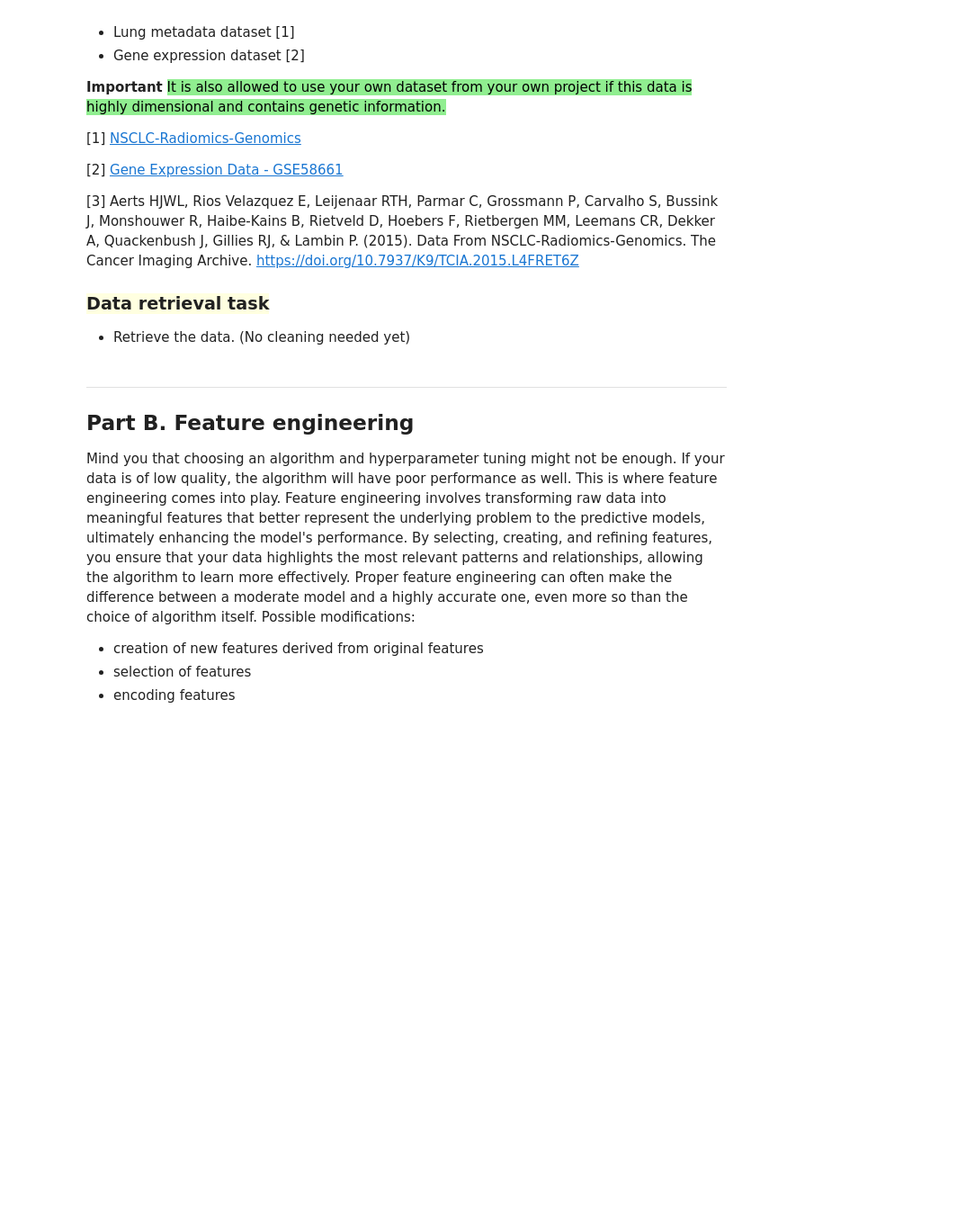
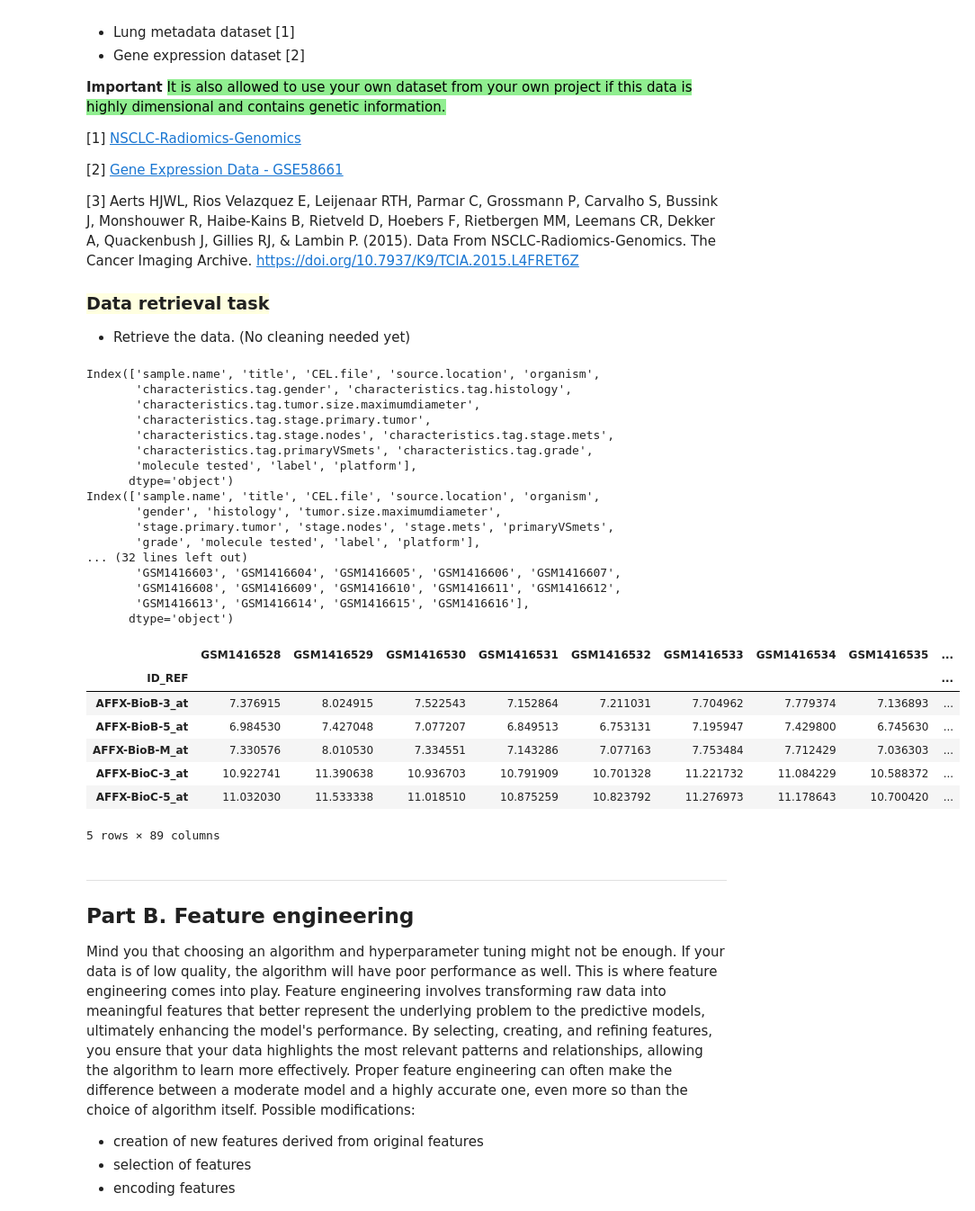
Before and after one commit to jippesilvius/datascience5, a Jupyter notebook: optimize/Assignment_Optimize.ipynb, the cells around one changed output. Shown at 90% size. Saved outputs shown, nothing was run; the diff lists cells and outputs as text; code cells hidden in the pictures; blank space fills up the shorter version.

```diff
--- a/optimize/Assignment_Optimize.ipynb
+++ b/optimize/Assignment_Optimize.ipynb
@@ -71,6 +71,55 @@ The authors of the related paper discovered that a prognostic radiomic signature
 
 ### <span style="background-color: lightyellow;">Data retrieval task</span>
 - Retrieve the data. (No cleaning needed yet)
+# %%
+import pandas as pd
+import gzip
+
+lung_pd = pd.read_excel('Lung3.metadata.xls')
+print(lung_pd.columns)
+lung_pd.rename(columns=lambda x: x.replace('characteristics.tag.', ''), inplace=True)
+print(lung_pd.columns)
+cols = ['title', 'histology', 'tumor.size.maximumdiameter', 'stage.primary.tumor', 'gender']
+lung_pd = lung_pd[cols]
+lung_pd.dropna(inplace=True)
+print(lung_pd.columns)
+print(lung_pd.head())
+
+lung_pd['histology'] = lung_pd['histology'].apply(lambda x: x.replace('\xa0', ' ').lower().strip())
+uniques = set(list(lung_pd['histology']))
+
+
+data_gse = pd.read_csv('GSE58661_series_matrix.txt.gz', sep='\t', comment='!', quotechar='"', compression='gzip')
+data_gse.dropna(inplace=True)
+data_gse.set_index("ID_REF", inplace=True)
+print(data_gse.columns)
+data_gse.head()
+# %% [output]
+Index(['sample.name', 'title', 'CEL.file', 'source.location', 'organism',
+       'characteristics.tag.gender', 'characteristics.tag.histology',
+       'characteristics.tag.tumor.size.maximumdiameter',
+       'characteristics.tag.stage.primary.tumor',
+       'characteristics.tag.stage.nodes', 'characteristics.tag.stage.mets',
+       'characteristics.tag.primaryVSmets', 'characteristics.tag.grade',
+       'molecule tested', 'label', 'platform'],
+      dtype='object')
+Index(['sample.name', 'title', 'CEL.file', 'source.location', 'organism',
+       'gender', 'histology', 'tumor.size.maximumdiameter',
+       'stage.primary.tumor', 'stage.nodes', 'stage.mets', 'primaryVSmets',
+       'grade', 'molecule tested', 'label', 'platform'],
+... (32 lines left out)
+       'GSM1416603', 'GSM1416604', 'GSM1416605', 'GSM1416606', 'GSM1416607',
+       'GSM1416608', 'GSM1416609', 'GSM1416610', 'GSM1416611', 'GSM1416612',
+       'GSM1416613', 'GSM1416614', 'GSM1416615', 'GSM1416616'],
+      dtype='object')
+|  | GSM1416528 | GSM1416529 | GSM1416530 | GSM1416531 | GSM1416532 | GSM1416533 | GSM1416534 | GSM1416535 | ... |
+| ID_REF |  |  |  |  |  |  |  |  | ... |
+| AFFX-BioB-3_at | 7.376915 | 8.024915 | 7.522543 | 7.152864 | 7.211031 | 7.704962 | 7.779374 | 7.136893 | ... |
+| AFFX-BioB-5_at | 6.984530 | 7.427048 | 7.077207 | 6.849513 | 6.753131 | 7.195947 | 7.429800 | 6.745630 | ... |
+| AFFX-BioB-M_at | 7.330576 | 8.010530 | 7.334551 | 7.143286 | 7.077163 | 7.753484 | 7.712429 | 7.036303 | ... |
+| AFFX-BioC-3_at | 10.922741 | 11.390638 | 10.936703 | 10.791909 | 10.701328 | 11.221732 | 11.084229 | 10.588372 | ... |
+| AFFX-BioC-5_at | 11.032030 | 11.533338 | 11.018510 | 10.875259 | 10.823792 | 11.276973 | 11.178643 | 10.700420 | ... |
+5 rows × 89 columns
 # %% [markdown]
 ---
 <a name='02'></a>
```
Also changed, not shown: parts of 4 cells of this notebook, 1 other file.
